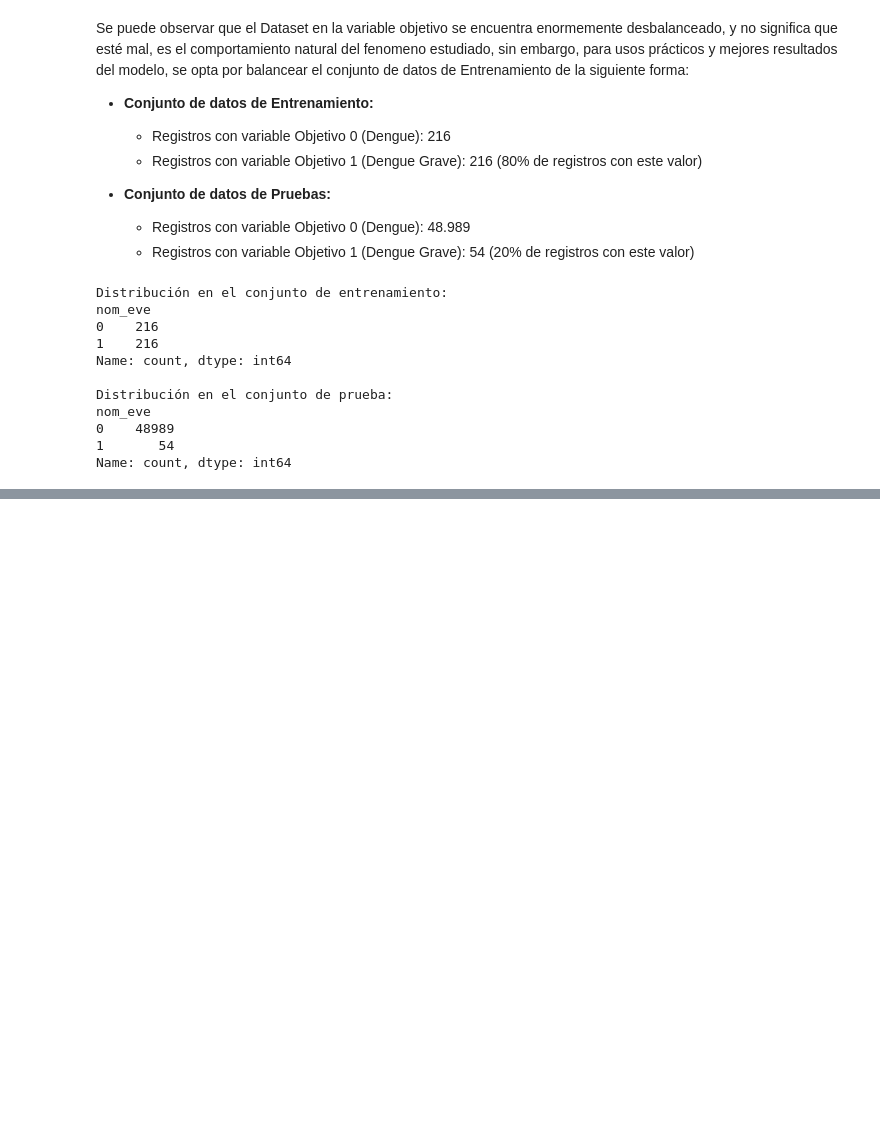
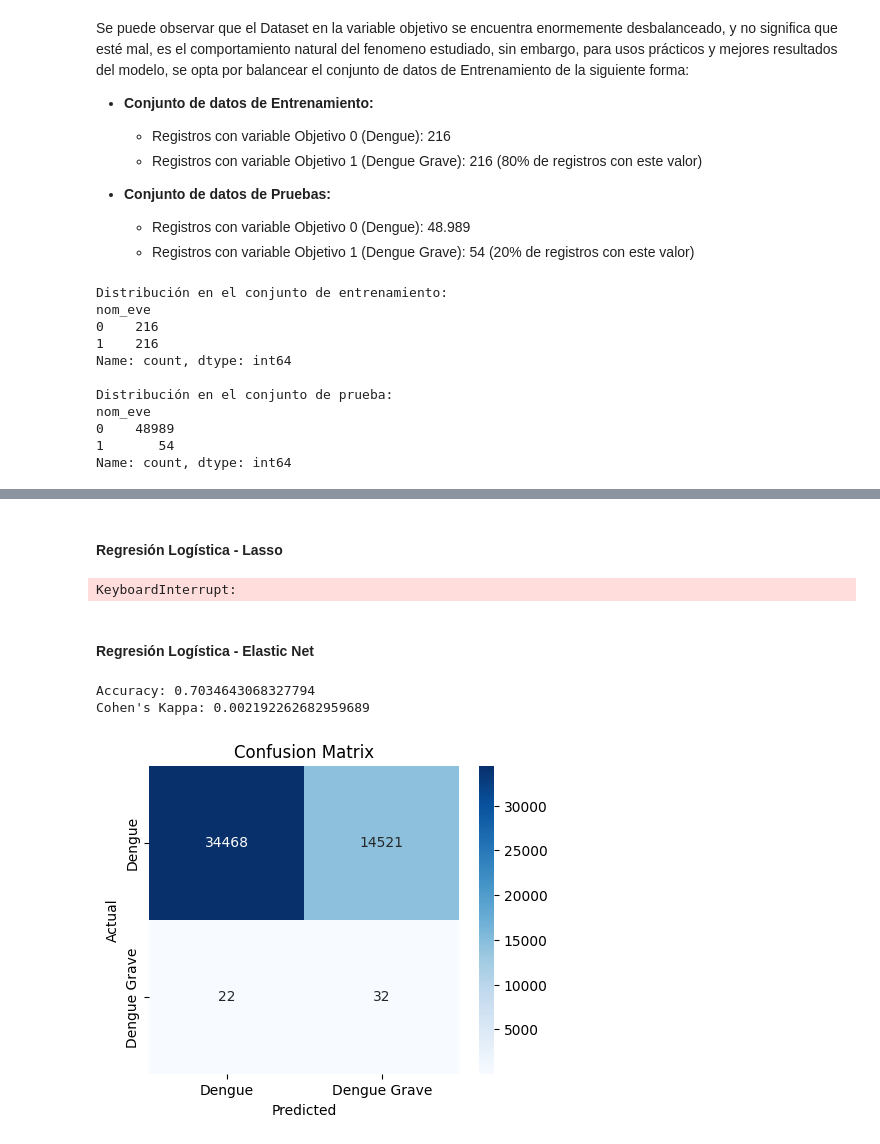
Before and after one commit to ngarciap/Analisis_Cuantitativo, a Jupyter notebook: Taller_3_Punto4.ipynb, the cells around one changed output, grey strips where cells are left out. Saved outputs shown, nothing was run; the diff lists cells and outputs as text; code cells hidden in the pictures; blank space fills up the shorter version.

```diff
--- a/Taller_3_Punto4.ipynb
+++ b/Taller_3_Punto4.ipynb
@@ -218,0 +300,66 @@ Name: count, dtype: int64
+# %% [markdown]
+#### **Regresión Logística - Lasso**
+# %%
+# Crear el modelo de regresión logística Lasso
+logisticModel_Lasso = LogisticRegressionCV(penalty = "l1",
+                                           solver = "saga",
+                                           cv = 10,
+                                           random_state = 42,
+                                           max_iter = 1000,
+                                           scoring='accuracy',
+                                           Cs = np.logspace(-10, 2, 200))
+#logisticModel_Lasso = LogisticRegression(penalty = 'l1', solver='saga', l1_ratio=None, random_state=42)
+logisticModel_Lasso.fit(X_train_scaled, y_train)
+
+# Predecir en el conjunto de prueba
+y_hat_Lasso = logisticModel_Lasso.predict(X_test_scaled)
+
+print(f"Accuracy: {accuracy_score(y_test, y_hat_Lasso)}")
+print(f"Cohen's Kappa: {cohen_kappa_score(y_test, y_hat_Lasso)}")
+print(f"Optimal alpha: {logisticModel_Lasso.C_[0]}")
+
+### Matriz de confusión
+conf_matrix = confusion_matrix(y_test, y_hat_Lasso)
+plt.figure(figsize=(5, 4))
+sns.heatmap(conf_matrix, annot=True, fmt='d', cmap='Blues', xticklabels=['Dengue', 'Dengue Grave'], yticklabels=['Dengue', 'Dengue Grave'])
+plt.xlabel('Predicted')
+plt.ylabel('Actual')
+plt.title('Confusion Matrix')
+plt.show()
+# %% [output]
+KeyboardInterrupt:
+# %% [markdown]
+#### **Regresión Logística - Elastic Net**
+# %%
+# Crear el modelo de regresión logística Elastic Net
+logisticModel_Enet = LogisticRegressionCV(penalty = "elasticnet",
+                                           solver = "saga",
+                                           l1_ratios = np.array([0, 0.1, 0.5, 0.8, 0.98, 1]),
+                                           cv = 10,
+                                           random_state = 42,
+                                           max_iter = 1000,
+                                           scoring='accuracy',
+                                           Cs = np.logspace(-10, 2, 200))
+#logisticModel_Enet = LogisticRegression(penalty = 'elasticnet', solver='saga', l1_ratio=None, random_state=42)
+logisticModel_Enet.fit(X_train_scaled, y_train)
+
+# Predecir en el conjunto de prueba
+y_hat_Enet = logisticModel_Enet.predict(X_test_scaled)
+
+print(f"Accuracy: {accuracy_score(y_test, y_hat_Enet)}")
+print(f"Cohen's Kappa: {cohen_kappa_score(y_test, y_hat_Enet)}")
+print(f"Optimal alpha: {logisticModel_Enet.C_[0]}")
+print(f"Optimal l1_ratio: {logisticModel_Enet.l1_ratio_[0]}")
+
+### Matriz de confusión
+conf_matrix = confusion_matrix(y_test, y_hat_Enet)
+plt.figure(figsize=(5, 4))
+sns.heatmap(conf_matrix, annot=True, fmt='d', cmap='Blues', xticklabels=['Dengue', 'Dengue Grave'], yticklabels=['Dengue', 'Dengue Grave'])
+plt.xlabel('Predicted')
+plt.ylabel('Actual')
+plt.title('Confusion Matrix')
+plt.show()
+# %% [output]
+Accuracy: 0.7034643068327794
+Cohen's Kappa: 0.002192262682959689
+[figure, added]
```
Also changed, not shown: parts of 10 cells of this notebook, 1 other file.
